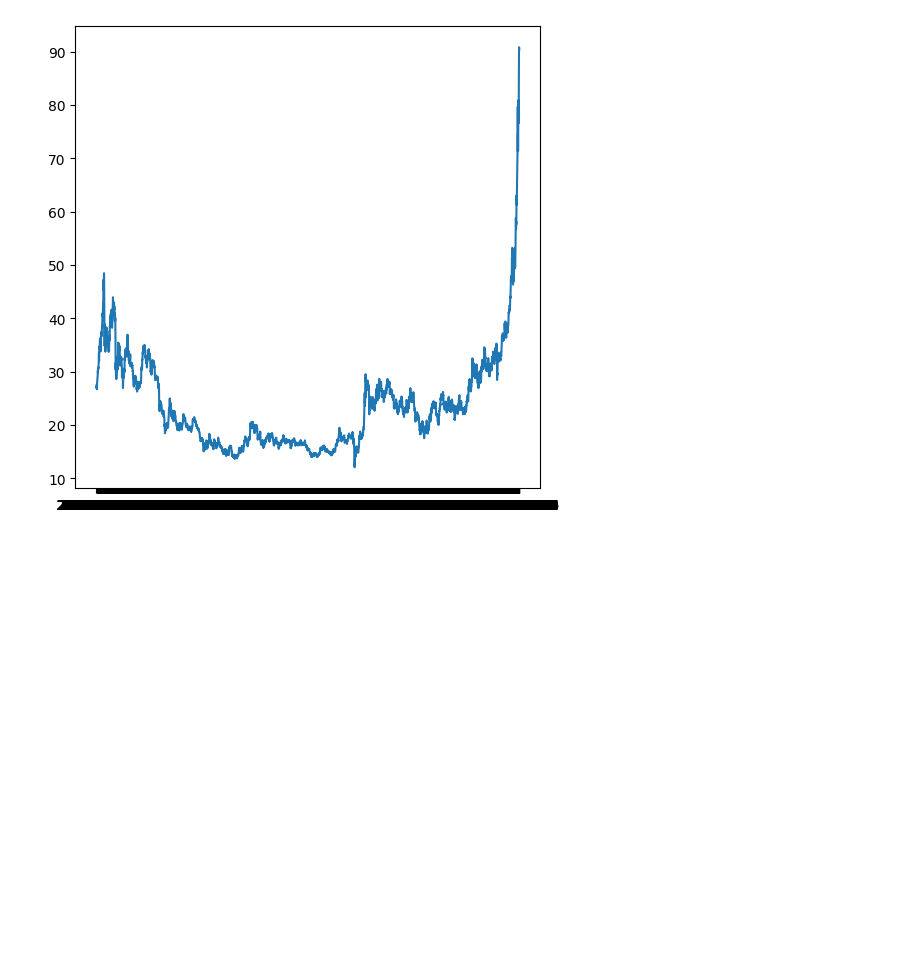
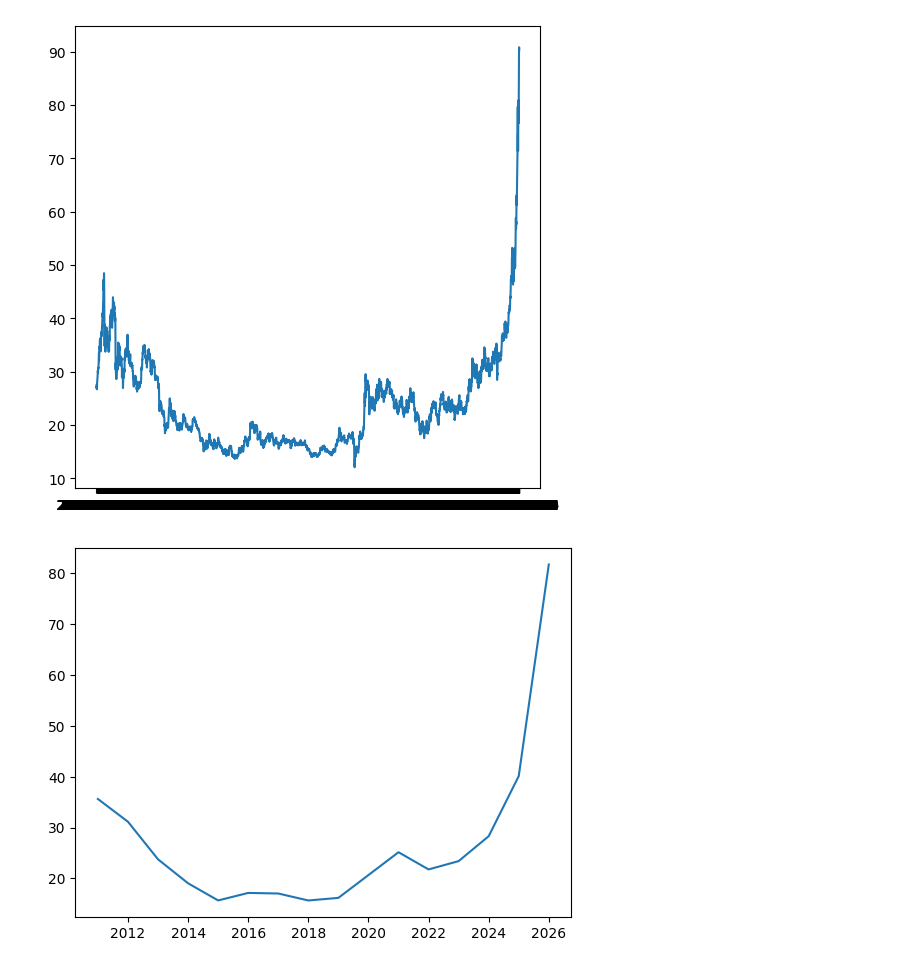
Before and after one commit to mayurimamdi/SilverRatePredAndEDA, a Jupyter notebook: notebook/EDA.ipynb, the cells around one changed output. Cells and saved outputs as stored; diff of their text form; code cells hidden in the pictures; blank space fills up the shorter version.

```diff
--- a/notebook/EDA.ipynb
+++ b/notebook/EDA.ipynb
@@ -205,3 +205,10 @@ plt.plot(df['Date'], df['Open'])
 plt.show()
 # %% [output]
 [figure]
+# %%
+yearly = df.groupby('year', as_index=False)['Close'].mean()
+
+plt.plot(yearly['year'], yearly['Close'])
+plt.show()
+# %% [output]
+[figure, added]
```
Also changed, not shown: parts of 3 cells of this notebook.
